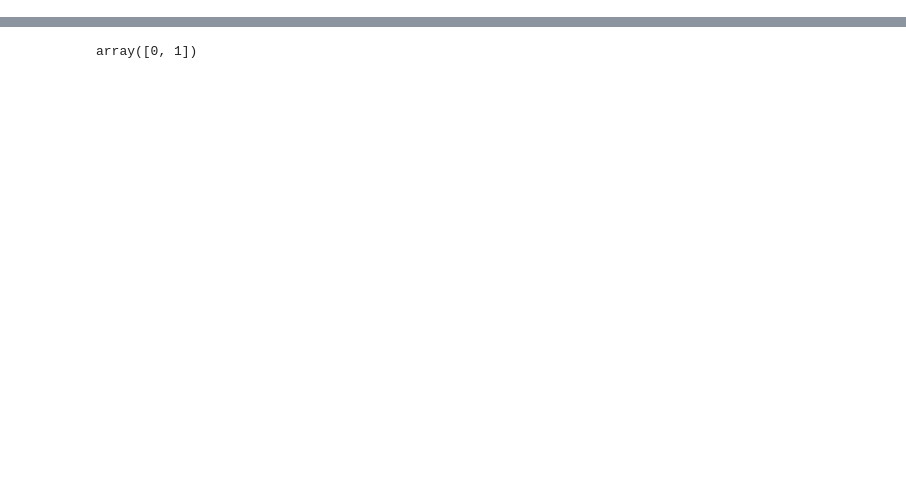
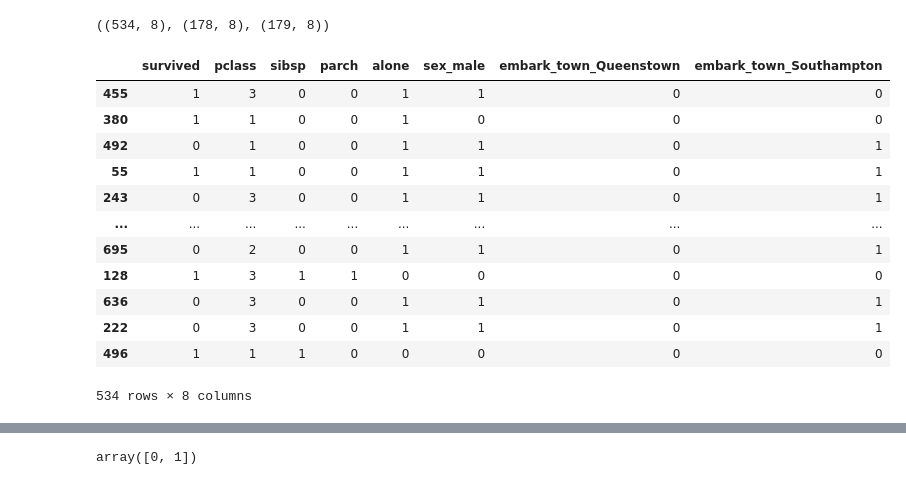
Before and after one commit to Alfred-W-S-Pirovits-Jr/classification-exercises, a Jupyter notebook: knn_model.ipynb, the cells around one changed output, grey strips where cells are left out. Cells and saved outputs as stored; diff of their text form; code cells hidden in the pictures; blank space fills up the shorter version.

```diff
--- a/knn_model.ipynb
+++ b/knn_model.ipynb
@@ -15,4 +30,4 @@ titanic_db
 # %%
-titanic_db = titanic_db.drop(columns=['age', 'embarked', 'class', 'deck'])
+titanic_db = titanic_db.drop(columns=['age', 'embarked', 'fare', 'class', 'deck'])#, 'parch'])
 # %%
 dummy_titanic_db = pd.get_dummies(titanic_db[['sex', 'embark_town']], dummy_na=False, drop_first = [True, True])
@@ -28,10 +74,28 @@ def split_data(df, stratify_col):
 # %%
 titanic_train, titanic_validate, titanic_test = split_data(titanic_db, stratify_col = 'survived')
 #truncated_titanic = titanic_train[numeric]
+# %%
+titanic_train.shape, titanic_validate.shape, titanic_test.shape
+# %% [output]
+((534, 8), (178, 8), (179, 8))
 # %%
 titanic_train, titanic_validate, titanic_test = split_data(titanic_db, stratify_col = 'survived')
 #truncated_titanic = titanic_train[numeric]
-titanic_train = titanic_train.drop(['Unnamed: 0', 'passenger_id', 'sex', 'embark_town'], axis=1)
+#titanic_train = titanic_train.drop(['Unnamed: 0', 'passenger_id', 'sex', 'embark_town'], axis=1)
 titanic_train
+# %% [output]
+|  | survived | pclass | sibsp | parch | alone | sex_male | embark_town_Queenstown | embark_town_Southampton |
+| 455 | 1 | 3 | 0 | 0 | 1 | 1 | 0 | 0 |
+| 380 | 1 | 1 | 0 | 0 | 1 | 0 | 0 | 0 |
+| 492 | 0 | 1 | 0 | 0 | 1 | 1 | 0 | 1 |
+| 55 | 1 | 1 | 0 | 0 | 1 | 1 | 0 | 1 |
+| 243 | 0 | 3 | 0 | 0 | 1 | 1 | 0 | 1 |
+| ... | ... | ... | ... | ... | ... | ... | ... | ... |
+| 695 | 0 | 2 | 0 | 0 | 1 | 1 | 0 | 1 |
+| 128 | 1 | 3 | 1 | 1 | 0 | 0 | 0 | 0 |
+| 636 | 0 | 3 | 0 | 0 | 1 | 1 | 0 | 1 |
+| 222 | 0 | 3 | 0 | 0 | 1 | 1 | 0 | 1 |
+| 496 | 1 | 1 | 1 | 0 | 0 | 0 | 0 | 0 |
+534 rows × 8 columns
 # %%
 sns.pairplot(titanic_train, hue='survived')
```
Also changed, not shown: parts of 20 cells of this notebook.
